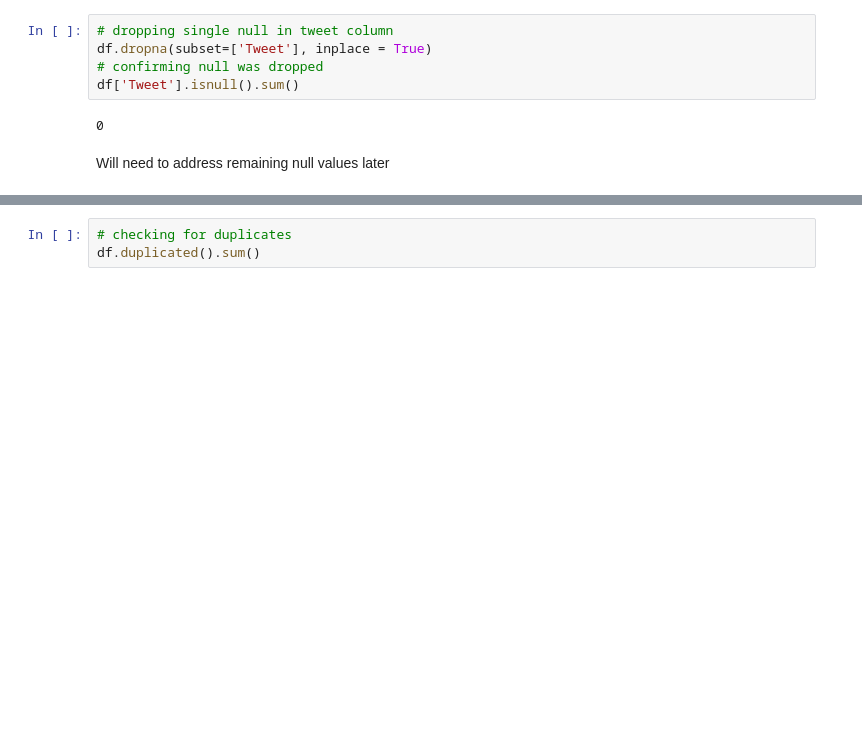
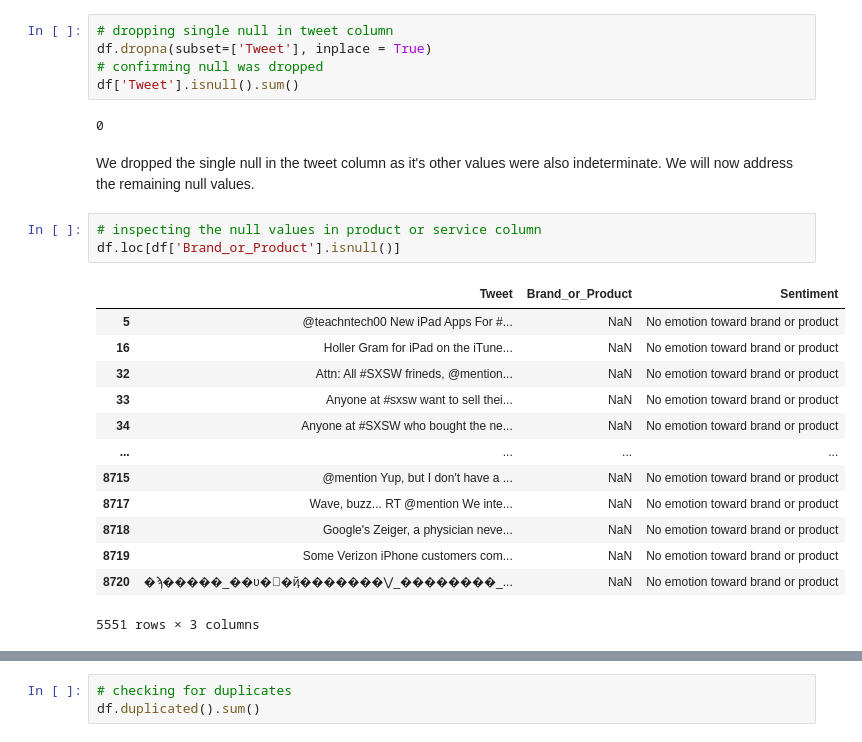
Before and after one commit to brdeleon/twitter_sentiment_analysis_nlp, a Jupyter notebook: Tweet_Sentiment_Analysis.ipynb, the cells around one changed output, grey strips where cells are left out. Saved outputs shown, nothing was run; the diff lists cells and outputs as text; blank space fills up the shorter version.

```diff
--- a/Tweet_Sentiment_Analysis.ipynb
+++ b/Tweet_Sentiment_Analysis.ipynb
@@ -145,5 +157,22 @@ df.dropna(subset=['Tweet'], inplace = True)
 df['Tweet'].isnull().sum()
 # %% [output]
 0
-# %% [markdown]
-Will need to address remaining null values later
+# %% [markdown]
+We dropped the single null in the tweet column as it's other values were also indeterminate. We will now address the remaining null values.
+# %%
+# inspecting the null values in product or service column
+df.loc[df['Brand_or_Product'].isnull()]
+# %% [output]
+|  | Tweet | Brand_or_Product | Sentiment |
+| 5 | @teachntech00 New iPad Apps For #... | NaN | No emotion toward brand or product |
+| 16 | Holler Gram for iPad on the iTune... | NaN | No emotion toward brand or product |
+| 32 | Attn: All #SXSW frineds, @mention... | NaN | No emotion toward brand or product |
+| 33 | Anyone at #sxsw want to sell thei... | NaN | No emotion toward brand or product |
+| 34 | Anyone at #SXSW who bought the ne... | NaN | No emotion toward brand or product |
+| ... | ... | ... | ... |
+| 8715 | @mention Yup, but I don't have a ... | NaN | No emotion toward brand or product |
+| 8717 | Wave, buzz... RT @mention We inte... | NaN | No emotion toward brand or product |
+| 8718 | Google's Zeiger, a physician neve... | NaN | No emotion toward brand or product |
+| 8719 | Some Verizon iPhone customers com... | NaN | No emotion toward brand or product |
+| 8720 | �ϡ�����_��ʋ�΋�ҋ�������⋁_��������_... | NaN | No emotion toward brand or product |
+5551 rows × 3 columns
```
Also changed, not shown: parts of 44 cells of this notebook.
